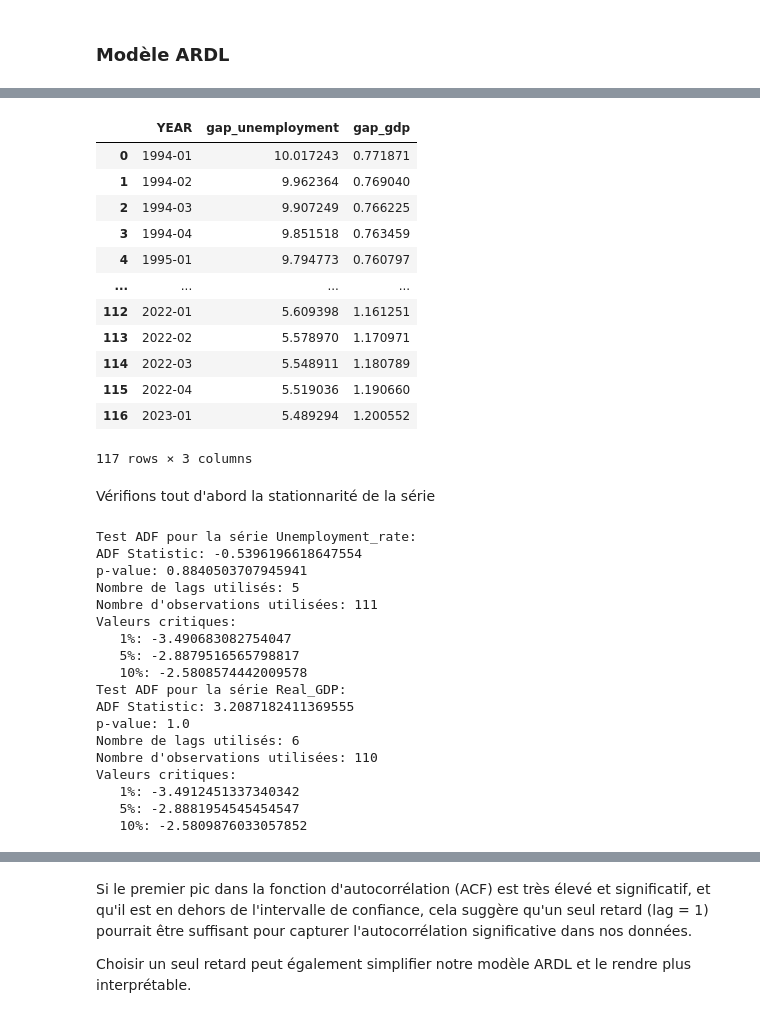
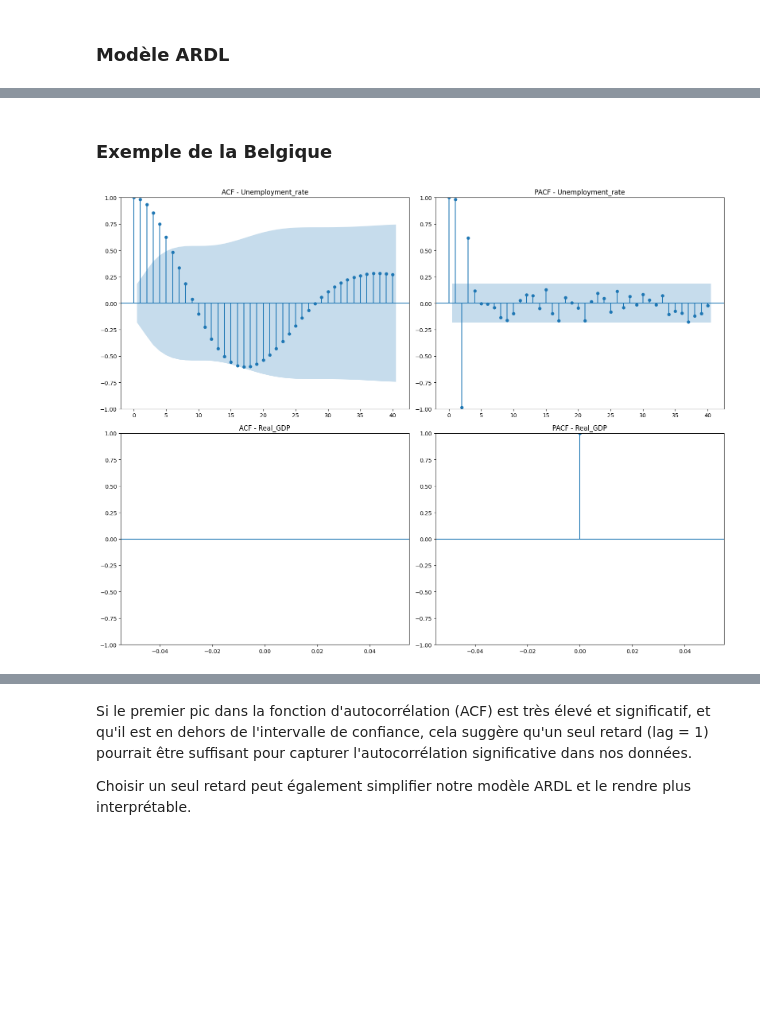
Before and after one commit to Marimar4/Projet-Python, a Jupyter notebook: monmodule/Modélisation.ipynb, the cells around one changed output, grey strips where cells are left out. Cells and saved outputs as stored; diff of their text form; code cells hidden in the pictures; blank space fills up the shorter version.

```diff
--- a/monmodule/Modélisation.ipynb
+++ b/monmodule/Modélisation.ipynb
@@ -283,18 +417,7 @@ from statsmodels.tsa.stattools import adfuller
+# %% [markdown]
+### Exemple de la Belgique
 # %%
-belgium = CountryData('BEL', df_unemployment, df_gdp)
+belgium = PreProcessing('BEL', df_unemployment, df_gdp)
+belgium.ACF_PACF_plot()
+# %% [output]
+[figure, added]
-# %%
-belgium.df_gap()
-# %% [output]
-|  | YEAR | gap_unemployment | gap_gdp |
-| 0 | 1994-01 | 10.017243 | 0.771871 |
-| 1 | 1994-02 | 9.962364 | 0.769040 |
-| 2 | 1994-03 | 9.907249 | 0.766225 |
-| 3 | 1994-04 | 9.851518 | 0.763459 |
-| 4 | 1995-01 | 9.794773 | 0.760797 |
-| ... | ... | ... | ... |
-| 112 | 2022-01 | 5.609398 | 1.161251 |
-| 113 | 2022-02 | 5.578970 | 1.170971 |
-| 114 | 2022-03 | 5.548911 | 1.180789 |
-| 115 | 2022-04 | 5.519036 | 1.190660 |
-| 116 | 2023-01 | 5.489294 | 1.200552 |
-117 rows × 3 columns
@@ -304,37 +423,0 @@ gdp_series = belgium.df_gap()['gap_gdp']
-# %% [markdown]
-Vérifions tout d'abord la stationnarité de la série
-# %%
-# Fonction pour effectuer le test ADF et imprimer les résultats
-def perform_adf_test(series, name):
-    result = adfuller(series, autolag='AIC')
-    print(f'Test ADF pour la série {name}:')
-    print(f'ADF Statistic: {result[0]}')
-    print(f'p-value: {result[1]}')
-    print(f'Nombre de lags utilisés: {result[2]}')
-    print(f'Nombre d\'observations utilisées: {result[3]}')
-    print(f'Valeurs critiques:')
-    for key, value in result[4].items():
-        print(f'   {key}: {value}')
-
-# Appliquer le test ADF pour le taux de chômage et le PIB réel
-perform_adf_test(unemployment_series, 'Unemployment_rate')
-perform_adf_test(gdp_series, 'Real_GDP')
-# %% [output]
-Test ADF pour la série Unemployment_rate:
-ADF Statistic: -0.5396196618647554
-p-value: 0.8840503707945941
-Nombre de lags utilisés: 5
-Nombre d'observations utilisées: 111
-Valeurs critiques:
-   1%: -3.490683082754047
-   5%: -2.8879516565798817
-   10%: -2.5808574442009578
-Test ADF pour la série Real_GDP:
-ADF Statistic: 3.2087182411369555
-p-value: 1.0
-Nombre de lags utilisés: 6
-Nombre d'observations utilisées: 110
-Valeurs critiques:
-   1%: -3.4912451337340342
-   5%: -2.8881954545454547
-   10%: -2.5809876033057852
```
Also changed, not shown: parts of 31 cells of this notebook.
